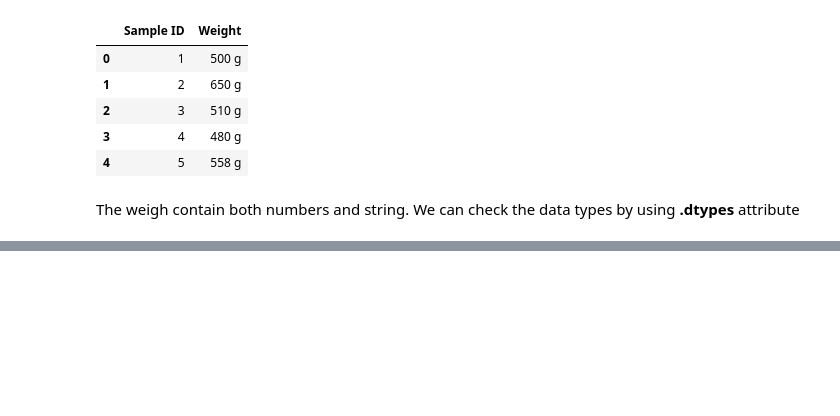
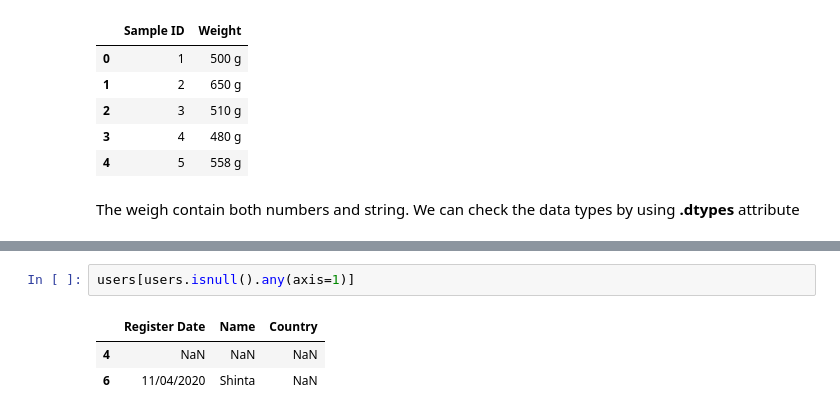
Before and after one commit to jpringgo/RevoU, a Jupyter notebook: RevoU_25Mar22_Python.ipynb, the cells around one changed output, grey strips where cells are left out. Drawn from its saved outputs; the diff is of its cells as text; blank space fills up the shorter version.

```diff
--- a/RevoU_25Mar22_Python.ipynb
+++ b/RevoU_25Mar22_Python.ipynb
@@ -18,0 +65,6 @@ The weigh contain both numbers and string. We can check the data types by using
+# %%
+users[users.isnull().any(axis=1)]
+# %% [output]
+|  | Register Date | Name | Country |
+| 4 | NaN | NaN | NaN |
+| 6 | 11/04/2020 | Shinta | NaN |
```
Also changed, not shown: parts of 22 cells of this notebook.
